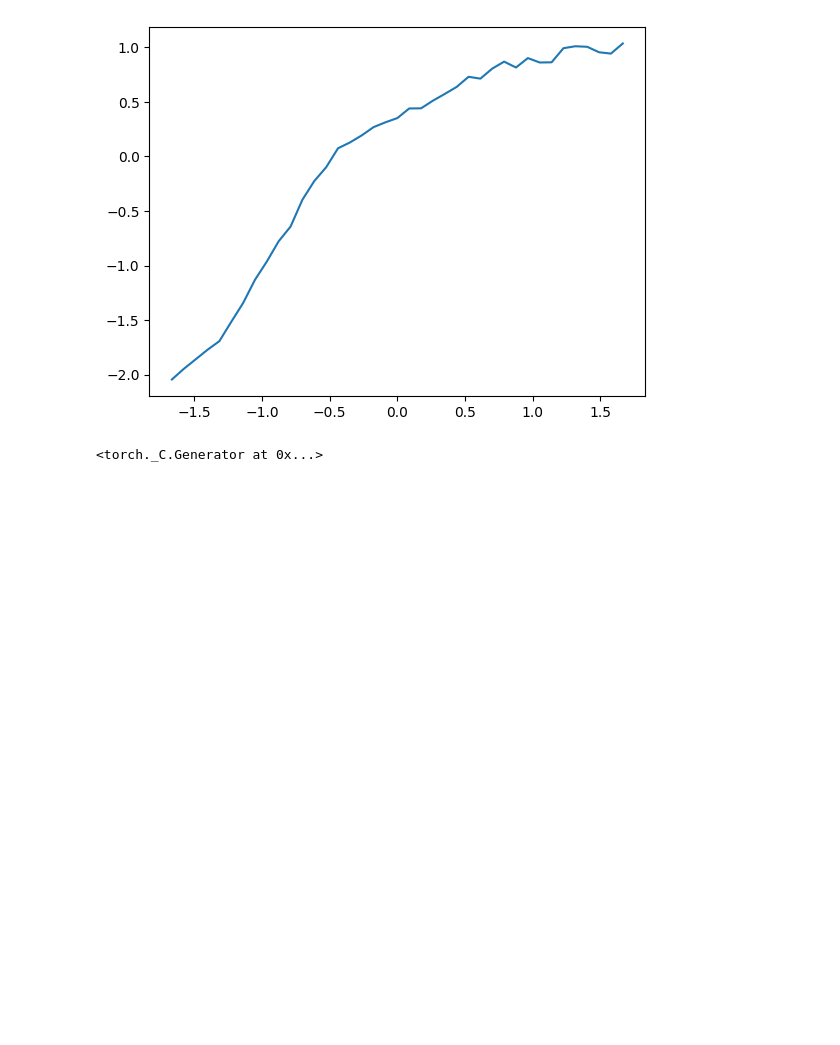
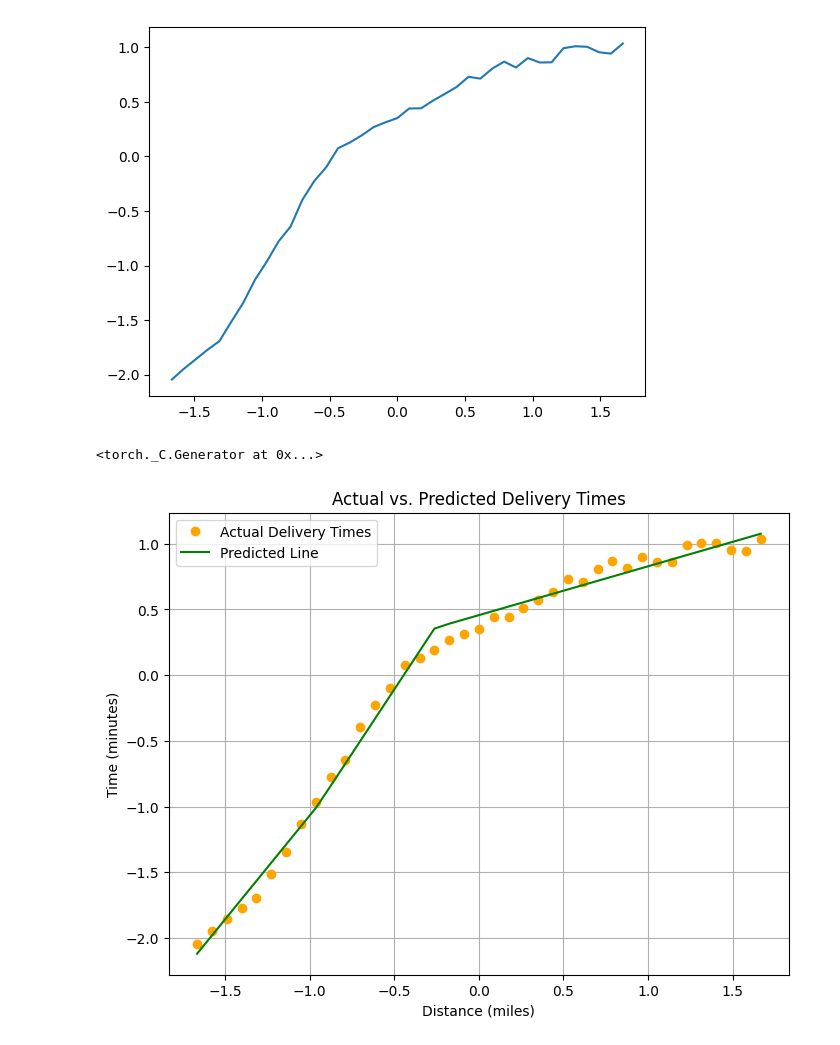
Before and after one commit to keshav20004/AI-Pytorch, a Jupyter notebook: Pytorch.ipynb, the cells around one changed output. Cells and saved outputs as stored; diff of their text form; code cells hidden in the pictures; blank space fills up the shorter version.

Commit message:
Non-linear model

```diff
--- a/Pytorch.ipynb
+++ b/Pytorch.ipynb
@@ -241,3 +241,11 @@ model=nn.Sequential(
 loss_function=nn.MSELoss()
 # %%
 optimizer=optim.SGD(model.parameters(),lr=0.01)
+# %%
+plot_results(
+    model=model,
+    distances=distances_normalized,
+    times=times_normalized
+)
+# %% [output]
+[figure, added]
```
Also changed, not shown: parts of 1 cell of this notebook.
